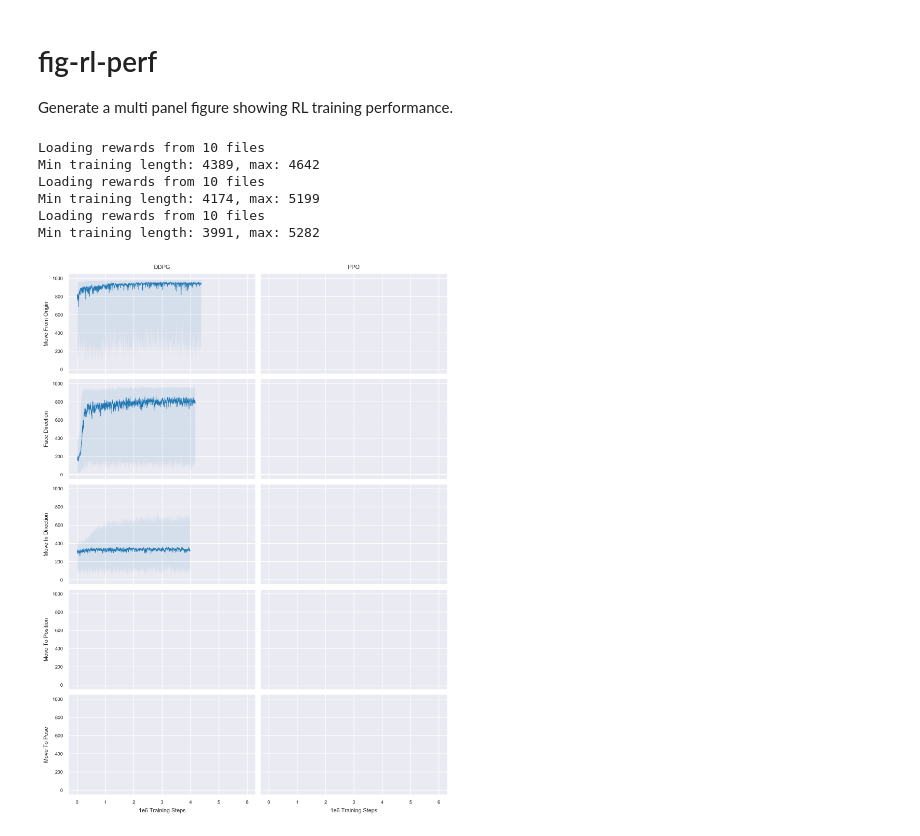
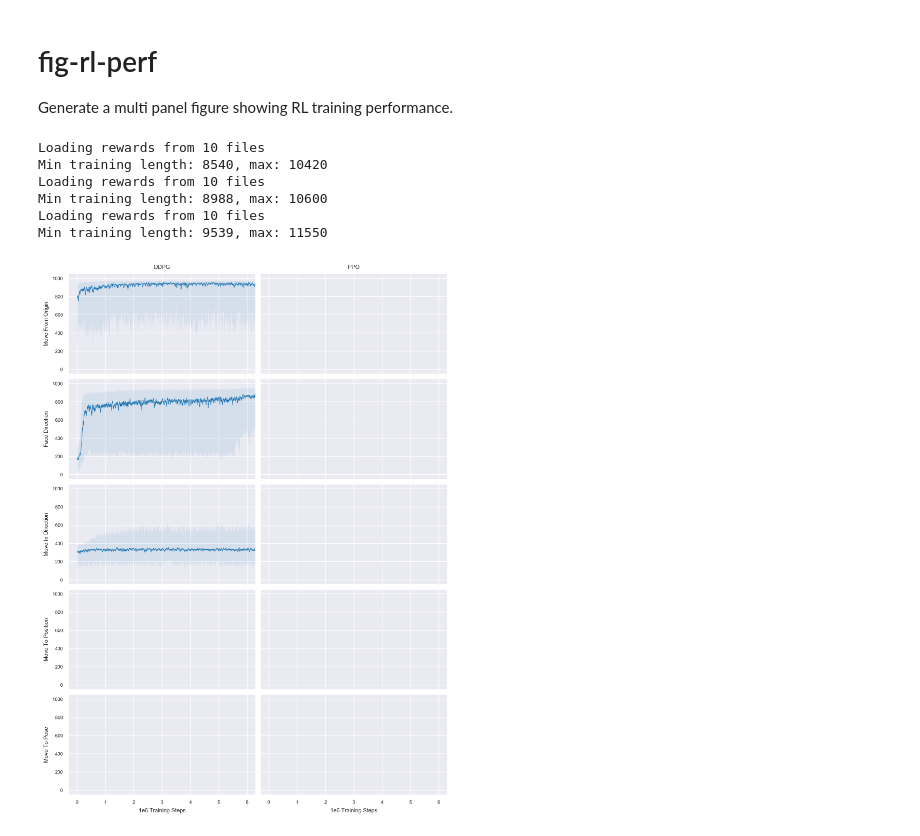
Before and after one commit to RoboticsDesignLab/jitterbug, a Jupyter notebook: fig-rl-perf.ipynb, the cells around one changed output. Cells and saved outputs as stored; diff of their text form; code cells hidden in the pictures.

```diff
--- a/fig-rl-perf.ipynb
+++ b/fig-rl-perf.ipynb
@@ -15,9 +15,9 @@ import matplotlib.pyplot as plt
 from benchmarks import *
 # %%
 
-ma_window = 10
-q = [0, 50, 100]
-res_str = os.path.join("benchmarks", "tmp", "gym", "{}", "{}", "*", "monitor.csv")
+ma_window = 20
+q = [10, 50, 90]
+res_str = os.path.join("benchmarks", "results", "{}", "{}", "*", "monitor.csv")
 
 sns.set_style("darkgrid")
 #sns.despine()
@@ -77,34 +77,34 @@ plot_csv_glob(res_str.format("ddpg", "mid"), ma_window, quartiles=q, lw=0.5)
 #plt.sca(axes[2][1])
 #plot_csv_glob(res_str.format("ppo", "mid"), ma_window, quartiles=q, lw=0.5)
 
 # Move To Position
 #plt.sca(axes[3][0])
 #plot_csv_glob(res_str.format("ddpg", "mtp"), ma_window, quartiles=q, lw=0.5)
 
 #plt.sca(axes[3][1])
 #plot_csv_glob(res_str.format("ppo", "mtp"), ma_window, quartiles=q, lw=0.5)
 
 # Move To Pose
 #plt.sca(axes[4][0])
 #plot_csv_glob(res_str.format("ddpg", "mtpose"), ma_window, quartiles=q, lw=0.5)
 
 #plt.sca(axes[4][1])
 #plot_csv_glob(res_str.format("ppo", "mtpose"), ma_window, quartiles=q, lw=0.5)
 
 plt.tight_layout()
 plt.savefig(
     os.path.join("manuscript", "figures", "fig-rl-perf.pdf"),
     dpi=300,
     bbox_inches='tight',
     pad_inches=0
 )
 plt.show()
 plt.close()
 # %% [output]
 Loading rewards from 10 files
-Min training length: 4389, max: 4642
+Min training length: 8540, max: 10420
 Loading rewards from 10 files
-Min training length: 4174, max: 5199
+Min training length: 8988, max: 10600
 Loading rewards from 10 files
-Min training length: 3991, max: 5282
+Min training length: 9539, max: 11550
-[figure, old version]
+[figure, new version]
```
